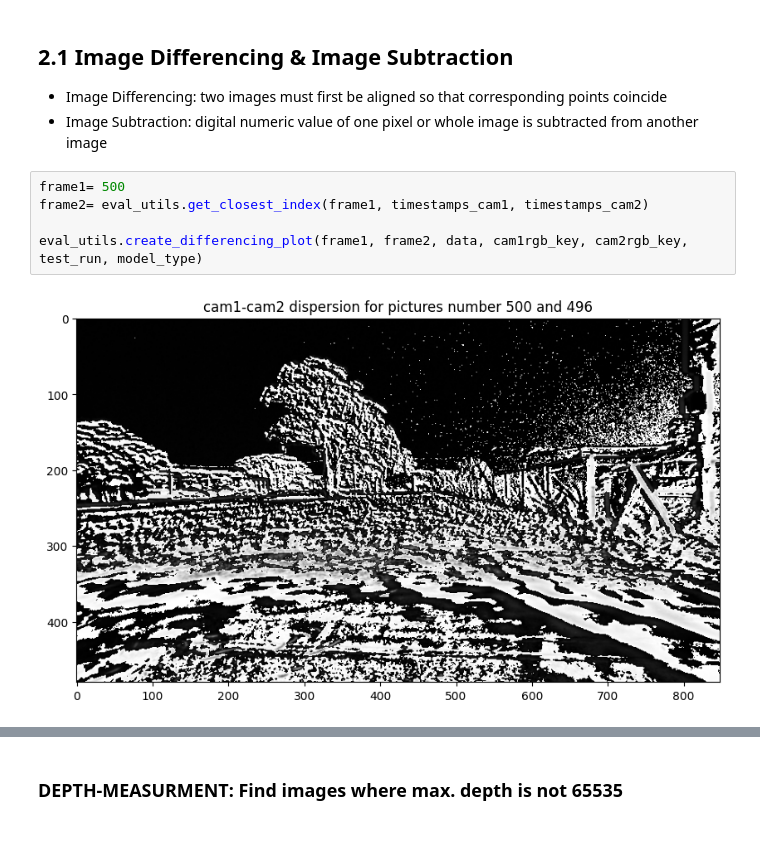
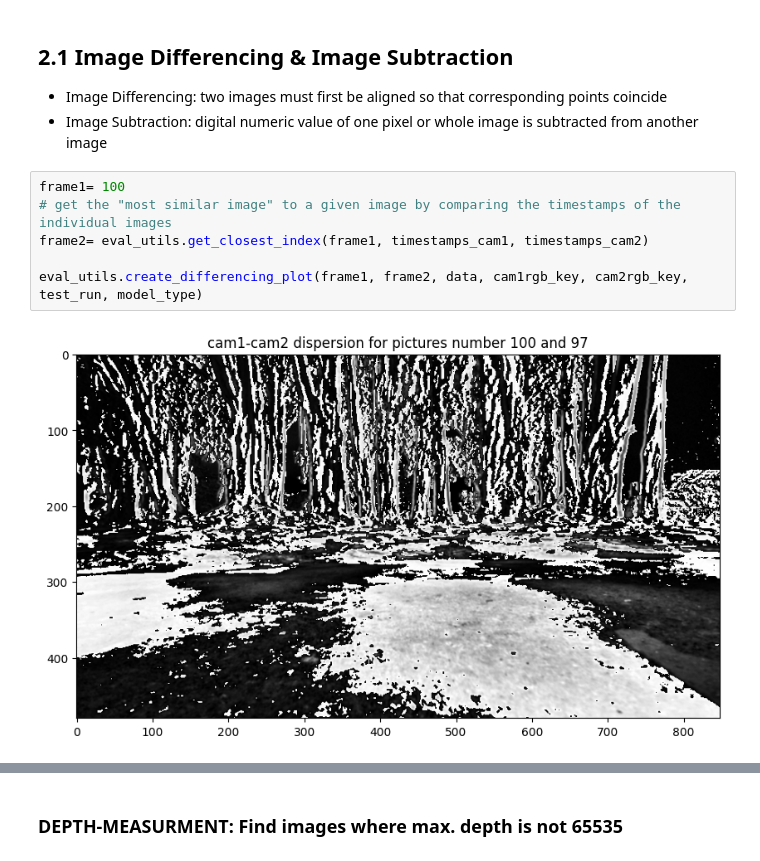
Before and after one commit to rwittmuess/Monocular_Depth_Estimation_Performance, a Jupyter notebook: eval_performance.ipynb, the cells around one changed output, grey strips where cells are left out. Drawn from its saved outputs; the diff is of its cells as text.

```diff
--- a/eval_performance.ipynb
+++ b/eval_performance.ipynb
@@ -149,9 +154,10 @@ data = eval_utils.load_pickle(data_filename)
 * Image Differencing: two images must first be aligned so that corresponding points coincide
 * Image Subtraction: digital numeric value of one pixel or whole image is subtracted from another image
 # %%
-frame1= 500
+frame1= 100
+# get the "most similar image" to a given image by comparing the timestamps of the individual images
 frame2= eval_utils.get_closest_index(frame1, timestamps_cam1, timestamps_cam2)
 
 eval_utils.create_differencing_plot(frame1, frame2, data, cam1rgb_key, cam2rgb_key, test_run, model_type)
 # %% [output]
-[figure, old version]
+[figure, new version]
```
Also changed, not shown: parts of 27 cells of this notebook.
